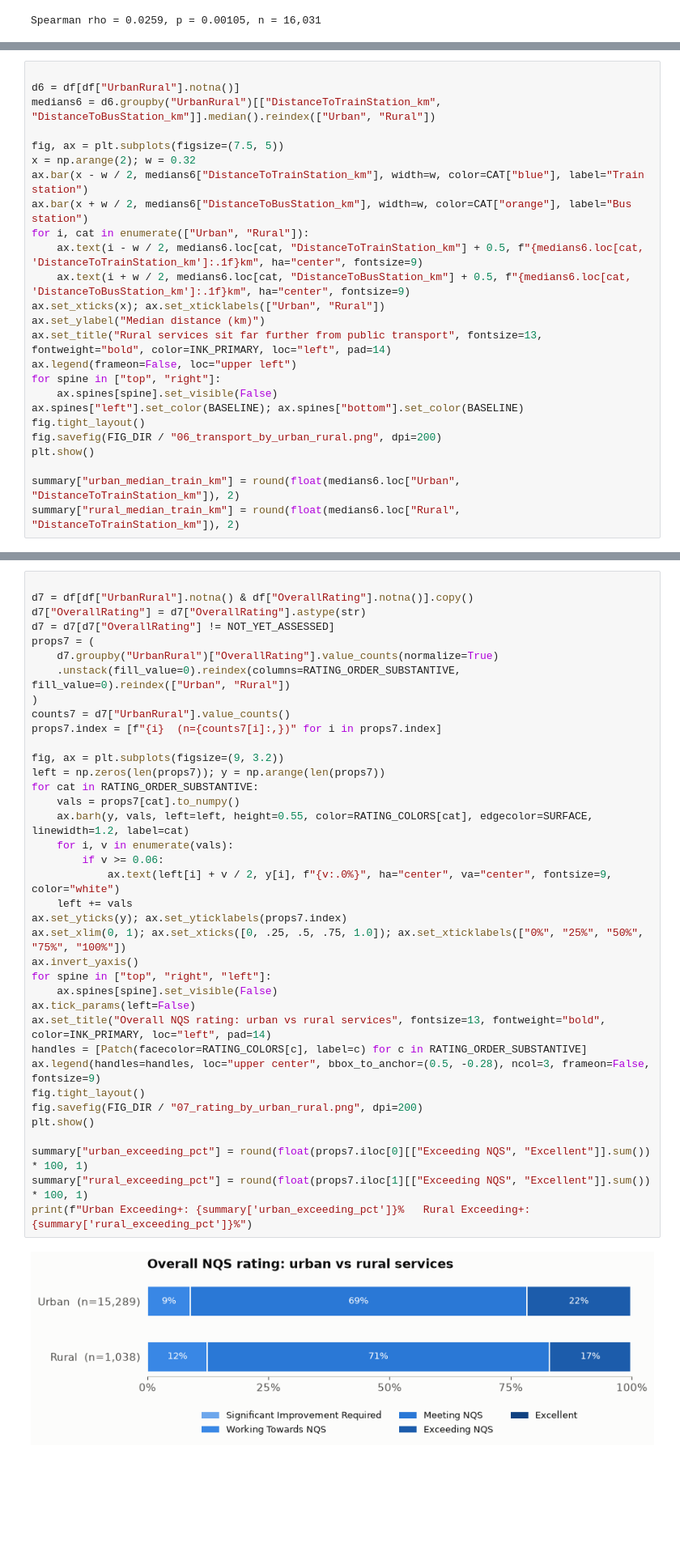
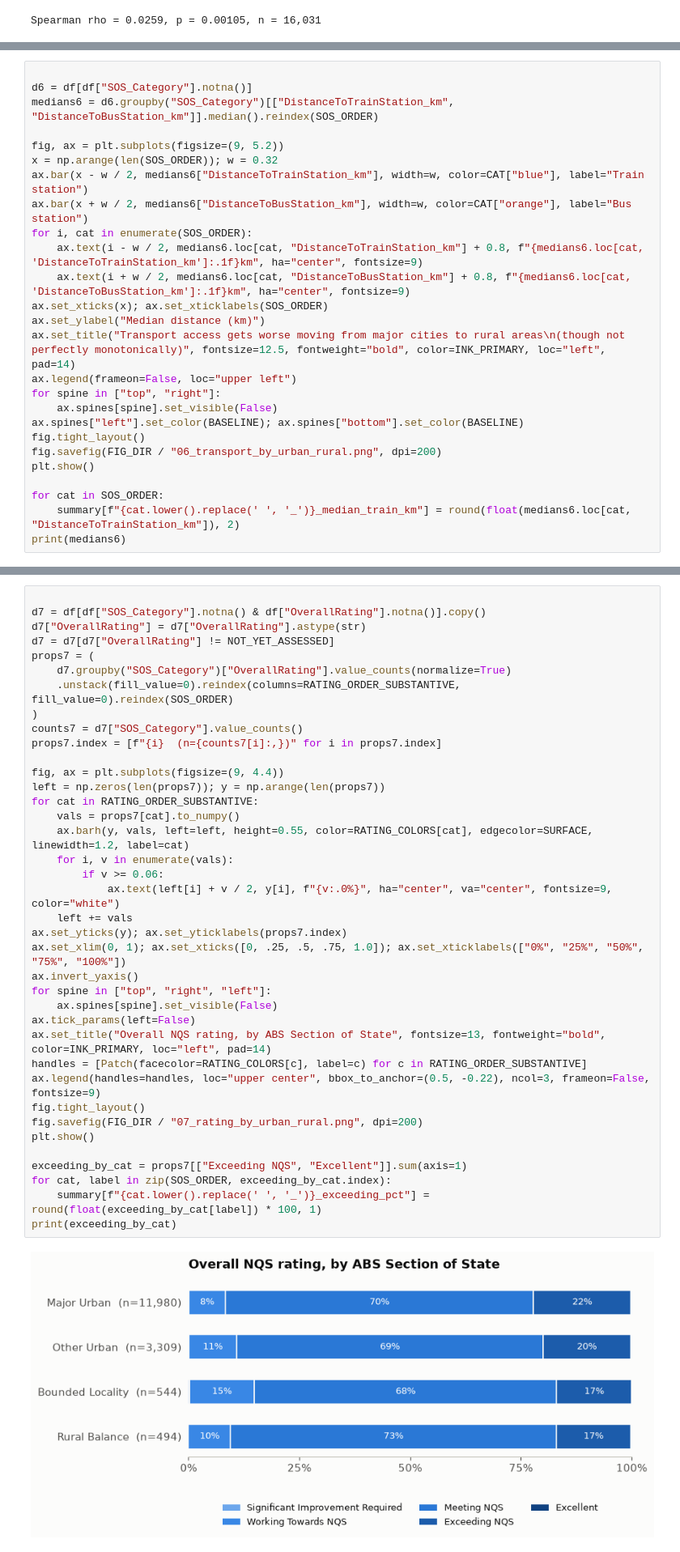
Before and after one commit to martvanhoorn2003-svg/Mart, a Jupyter notebook: ACECQA_Service_Quality_Analysis.ipynb, the cells around one changed output, grey strips where cells are left out. Shown at 81% size. Saved outputs shown, nothing was run; the diff lists cells and outputs as text; blank space fills up the shorter version.

```diff
--- a/ACECQA_Service_Quality_Analysis.ipynb
+++ b/ACECQA_Service_Quality_Analysis.ipynb
@@ -559,18 +561,18 @@ Name: count, dtype: int64
 # %%
 
-d6 = df[df["UrbanRural"].notna()]
-medians6 = d6.groupby("UrbanRural")[["DistanceToTrainStation_km", "DistanceToBusStation_km"]].median().reindex(["Urban", "Rural"])
+d6 = df[df["SOS_Category"].notna()]
+medians6 = d6.groupby("SOS_Category")[["DistanceToTrainStation_km", "DistanceToBusStation_km"]].median().reindex(SOS_ORDER)
 
-fig, ax = plt.subplots(figsize=(7.5, 5))
-x = np.arange(2); w = 0.32
+fig, ax = plt.subplots(figsize=(9, 5.2))
+x = np.arange(len(SOS_ORDER)); w = 0.32
 ax.bar(x - w / 2, medians6["DistanceToTrainStation_km"], width=w, color=CAT["blue"], label="Train station")
 ax.bar(x + w / 2, medians6["DistanceToBusStation_km"], width=w, color=CAT["orange"], label="Bus station")
-for i, cat in enumerate(["Urban", "Rural"]):
-    ax.text(i - w / 2, medians6.loc[cat, "DistanceToTrainStation_km"] + 0.5, f"{medians6.loc[cat, 'DistanceToTrainStation_km']:.1f}km", ha="center", fontsize=9)
-    ax.text(i + w / 2, medians6.loc[cat, "DistanceToBusStation_km"] + 0.5, f"{medians6.loc[cat, 'DistanceToBusStation_km']:.1f}km", ha="center", fontsize=9)
-ax.set_xticks(x); ax.set_xticklabels(["Urban", "Rural"])
+for i, cat in enumerate(SOS_ORDER):
+    ax.text(i - w / 2, medians6.loc[cat, "DistanceToTrainStation_km"] + 0.8, f"{medians6.loc[cat, 'DistanceToTrainStation_km']:.1f}km", ha="center", fontsize=9)
+    ax.text(i + w / 2, medians6.loc[cat, "DistanceToBusStation_km"] + 0.8, f"{medians6.loc[cat, 'DistanceToBusStation_km']:.1f}km", ha="center", fontsize=9)
+ax.set_xticks(x); ax.set_xticklabels(SOS_ORDER)
 ax.set_ylabel("Median distance (km)")
-ax.set_title("Rural services sit far further from public transport", fontsize=13, fontweight="bold", color=INK_PRIMARY, loc="left", pad=14)
+ax.set_title("Transport access gets worse moving from major cities to rural areas\n(though not perfectly monotonically)", fontsize=12.5, fontweight="bold", color=INK_PRIMARY, loc="left", pad=14)
 ax.legend(frameon=False, loc="upper left")
 for spine in ["top", "right"]:
     ax.spines[spine].set_visible(False)
@@ -579,6 +581,7 @@ fig.tight_layout()
 fig.savefig(FIG_DIR / "06_transport_by_urban_rural.png", dpi=200)
 plt.show()
 
-summary["urban_median_train_km"] = round(float(medians6.loc["Urban", "DistanceToTrainStation_km"]), 2)
-summary["rural_median_train_km"] = round(float(medians6.loc["Rural", "DistanceToTrainStation_km"]), 2)
+for cat in SOS_ORDER:
+    summary[f"{cat.lower().replace(' ', '_')}_median_train_km"] = round(float(medians6.loc[cat, "DistanceToTrainStation_km"]), 2)
+print(medians6)
 # %% [output]
@@ -589,39 +598,40 @@ summary["rural_median_train_km"] = round(float(medians6.loc["Rural", "DistanceTo
 # %%
 
-d7 = df[df["UrbanRural"].notna() & df["OverallRating"].notna()].copy()
+d7 = df[df["SOS_Category"].notna() & df["OverallRating"].notna()].copy()
 d7["OverallRating"] = d7["OverallRating"].astype(str)
 d7 = d7[d7["OverallRating"] != NOT_YET_ASSESSED]
 props7 = (
-    d7.groupby("UrbanRural")["OverallRating"].value_counts(normalize=True)
-    .unstack(fill_value=0).reindex(columns=RATING_ORDER_SUBSTANTIVE, fill_value=0).reindex(["Urban", "Rural"])
+    d7.groupby("SOS_Category")["OverallRating"].value_counts(normalize=True)
+    .unstack(fill_value=0).reindex(columns=RATING_ORDER_SUBSTANTIVE, fill_value=0).reindex(SOS_ORDER)
 )
-counts7 = d7["UrbanRural"].value_counts()
+counts7 = d7["SOS_Category"].value_counts()
 props7.index = [f"{i}  (n={counts7[i]:,})" for i in props7.index]
 
-fig, ax = plt.subplots(figsize=(9, 3.2))
+fig, ax = plt.subplots(figsize=(9, 4.4))
 left = np.zeros(len(props7)); y = np.arange(len(props7))
 for cat in RATING_ORDER_SUBSTANTIVE:
     vals = props7[cat].to_numpy()
     ax.barh(y, vals, left=left, height=0.55, color=RATING_COLORS[cat], edgecolor=SURFACE, linewidth=1.2, label=cat)
     for i, v in enumerate(vals):
         if v >= 0.06:
             ax.text(left[i] + v / 2, y[i], f"{v:.0%}", ha="center", va="center", fontsize=9, color="white")
     left += vals
 ax.set_yticks(y); ax.set_yticklabels(props7.index)
 ax.set_xlim(0, 1); ax.set_xticks([0, .25, .5, .75, 1.0]); ax.set_xticklabels(["0%", "25%", "50%", "75%", "100%"])
 ax.invert_yaxis()
 for spine in ["top", "right", "left"]:
     ax.spines[spine].set_visible(False)
 ax.tick_params(left=False)
-ax.set_title("Overall NQS rating: urban vs rural services", fontsize=13, fontweight="bold", color=INK_PRIMARY, loc="left", pad=14)
+ax.set_title("Overall NQS rating, by ABS Section of State", fontsize=13, fontweight="bold", color=INK_PRIMARY, loc="left", pad=14)
 handles = [Patch(facecolor=RATING_COLORS[c], label=c) for c in RATING_ORDER_SUBSTANTIVE]
-ax.legend(handles=handles, loc="upper center", bbox_to_anchor=(0.5, -0.28), ncol=3, frameon=False, fontsize=9)
+ax.legend(handles=handles, loc="upper center", bbox_to_anchor=(0.5, -0.22), ncol=3, frameon=False, fontsize=9)
 fig.tight_layout()
 fig.savefig(FIG_DIR / "07_rating_by_urban_rural.png", dpi=200)
 plt.show()
 
-summary["urban_exceeding_pct"] = round(float(props7.iloc[0][["Exceeding NQS", "Excellent"]].sum()) * 100, 1)
-summary["rural_exceeding_pct"] = round(float(props7.iloc[1][["Exceeding NQS", "Excellent"]].sum()) * 100, 1)
-print(f"Urban Exceeding+: {summary['urban_exceeding_pct']}%   Rural Exceeding+: {summary['rural_exceeding_pct']}%")
+exceeding_by_cat = props7[["Exceeding NQS", "Excellent"]].sum(axis=1)
+for cat, label in zip(SOS_ORDER, exceeding_by_cat.index):
+    summary[f"{cat.lower().replace(' ', '_')}_exceeding_pct"] = round(float(exceeding_by_cat[label]) * 100, 1)
+print(exceeding_by_cat)
 # %% [output]
-[figure, old version]
+[figure, new version]
```
Also changed, not shown: parts of 8 cells of this notebook, 9 other files.
